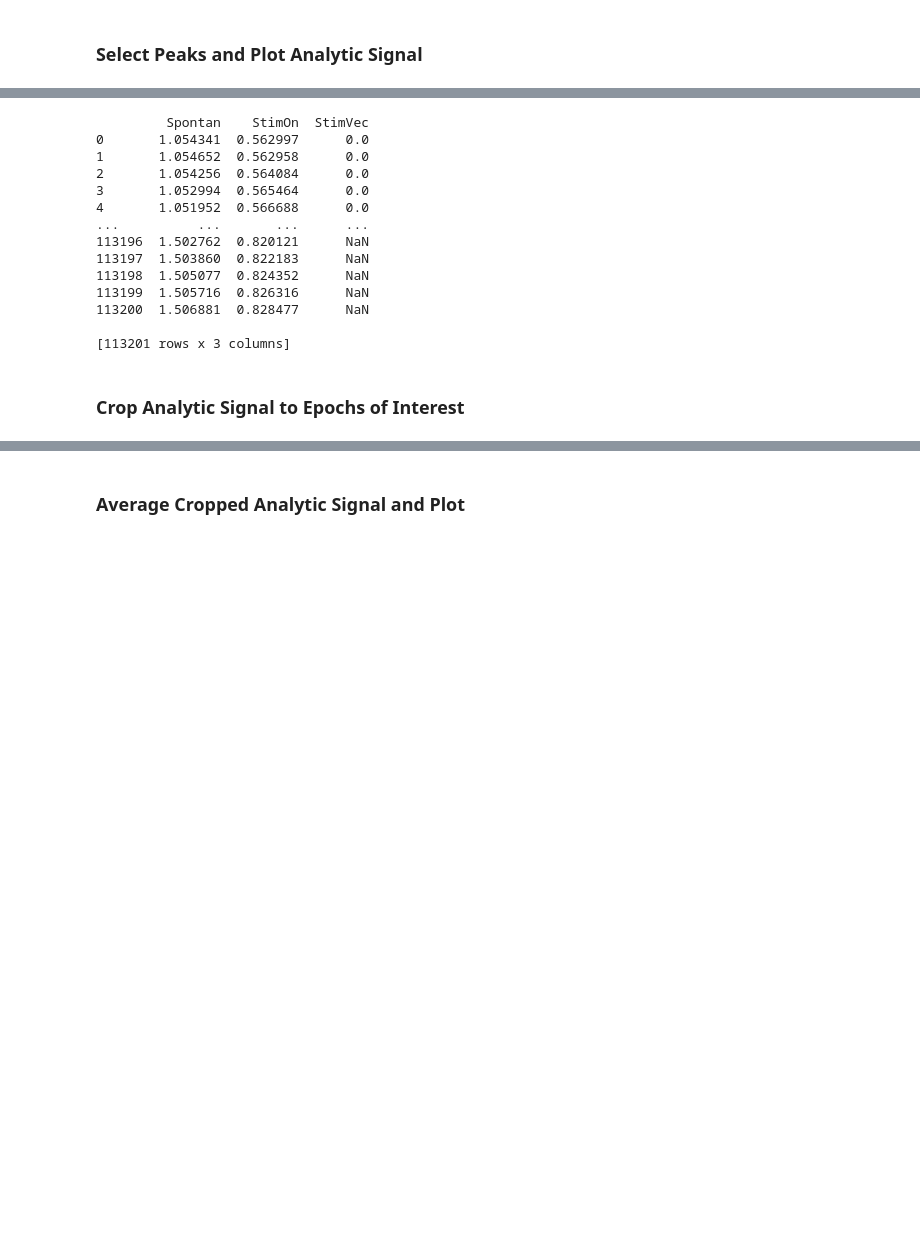
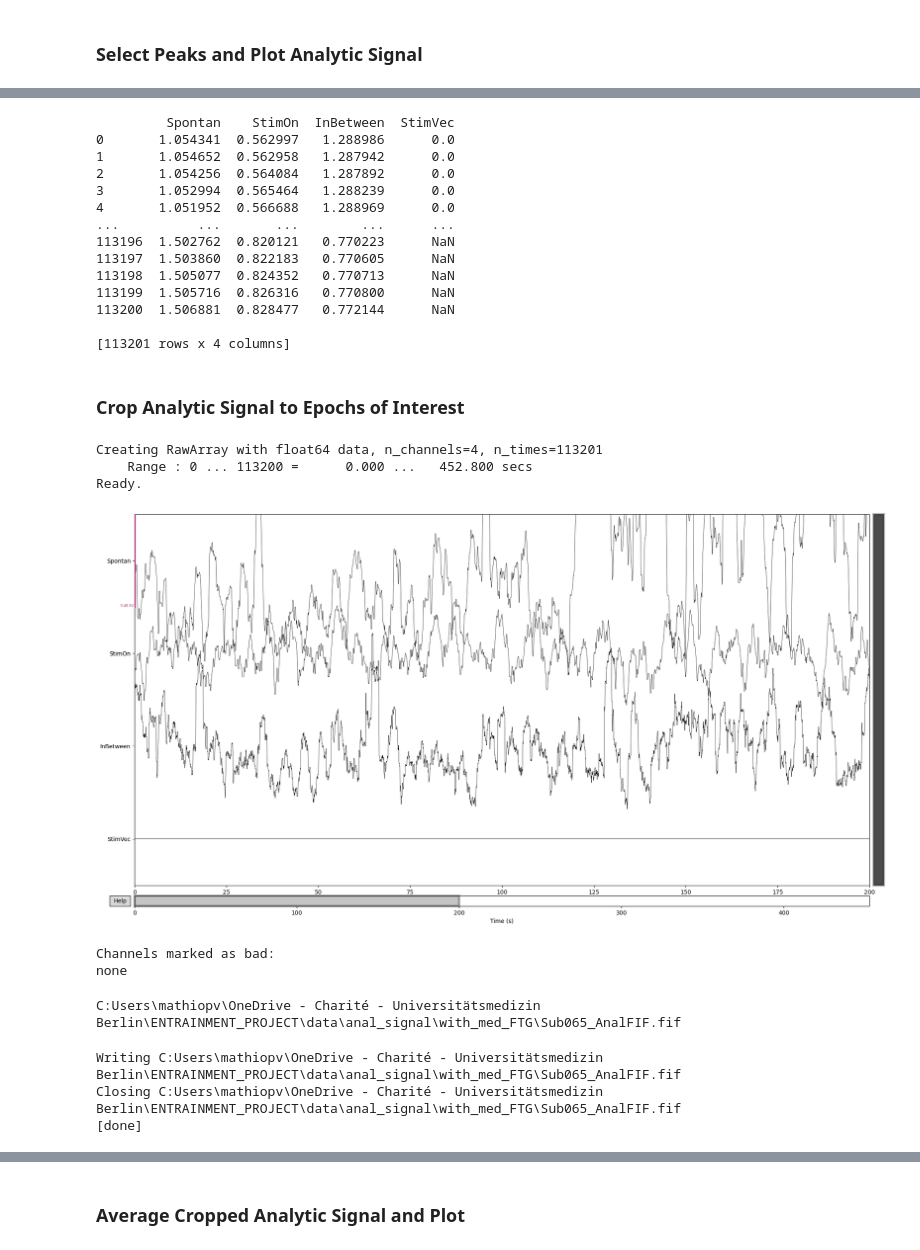
Before and after one commit to BarbaraMath/FinelyTunedGamma, a Jupyter notebook: Anal_Signal.ipynb, the cells around one changed output, grey strips where cells are left out. Drawn from its saved outputs; the diff is of its cells as text; code cells hidden in the pictures; blank space fills up the shorter version.

Commit message:
analytic signal new

```diff
--- a/Anal_Signal.ipynb
+++ b/Anal_Signal.ipynb
@@ -142,27 +144,27 @@ ax1.set_xlabel('Time [samples]')
 plt.title(str(subID))
 plt.show()
 # %%
-sm_analSignal = np.transpose(np.squeeze(np.array([[sm_signal_np[0]], [sm_signal_np[1]],[sm_stim1]])))
+sm_analSignal = np.transpose(np.squeeze(np.array([[sm_signal_np[0]], [sm_signal_np[1]],[sm_signal_np[2]],[sm_stim1]])))
 #sm_analSignal = np.transpose(np.squeeze(np.array([[sm_signal_np[0]],[sm_stim1]])))
 sm_analSignal_df = pd.DataFrame(sm_analSignal,
-    columns = ['Spontan','StimOn','StimVec'],
+    columns = ['Spontan','StimOn','InBetween','StimVec'],
     )
 print(sm_analSignal_df)
 # %% [output]
-         Spontan    StimOn  StimVec
-0       1.054341  0.562997      0.0
-1       1.054652  0.562958      0.0
-2       1.054256  0.564084      0.0
-3       1.052994  0.565464      0.0
-4       1.051952  0.566688      0.0
-...          ...       ...      ...
-113196  1.502762  0.820121      NaN
-113197  1.503860  0.822183      NaN
-113198  1.505077  0.824352      NaN
-113199  1.505716  0.826316      NaN
-113200  1.506881  0.828477      NaN
+         Spontan    StimOn  InBetween  StimVec
+0       1.054341  0.562997   1.288986      0.0
+1       1.054652  0.562958   1.287942      0.0
+2       1.054256  0.564084   1.287892      0.0
+3       1.052994  0.565464   1.288239      0.0
+4       1.051952  0.566688   1.288969      0.0
+...          ...       ...        ...      ...
+113196  1.502762  0.820121   0.770223      NaN
+113197  1.503860  0.822183   0.770605      NaN
+113198  1.505077  0.824352   0.770713      NaN
+113199  1.505716  0.826316   0.770800      NaN
+113200  1.506881  0.828477   0.772144      NaN
 
-[113201 rows x 3 columns]
+[113201 rows x 4 columns]
 # %%
 fft_fig = os.path.join(project_path, 'figures','anal_signal','with_med_FTG/')
 fft_file = os.path.join(project_path, 'data','anal_signal','with_med_FTG/')
@@ -172,3 +174,41 @@ sm_analSignal_df.to_csv(str(fft_file)+str(fft_name)+'sm_analSignalARTREJ.csv')
 # %% [markdown]
 ### Crop Analytic Signal to Epochs of Interest
+# %%
+##Convert analytic signal arrays to mne objects:
+anal_signal_df = pd.read_csv(os.path.join(
+    project_path,
+    'data',
+    'anal_signal',
+    'with_med_FTG',
+    'Sub065_sm_analSignal.csv'
+))
+
+df_filtered = anal_signal_df.iloc[:, 1:]
+dat_anal = df_filtered.values
+ch_names = list(df_filtered.columns)
+sfreq = 250
+info = mne.create_info(ch_names, sfreq)
+raw_anal = mne.io.RawArray(dat_anal.T, info)
+# %% [output]
+Creating RawArray with float64 data, n_channels=4, n_times=113201
+    Range : 0 ... 113200 =      0.000 ...   452.800 secs
+Ready.
+# %%
+%matplotlib qt
+raw_anal.plot(duration = 200)
+# %% [output]
+[figure, added]
+Channels marked as bad:
+none
+# %%
+fif_name = os.path.join(project_path, 'data','anal_signal','with_med_FTG','Sub065'+'_AnalFIF.fif')
+print(fif_name)
+# %% [output]
+C:Users\mathiopv\OneDrive - Charité - Universitätsmedizin Berlin\ENTRAINMENT_PROJECT\data\anal_signal\with_med_FTG\Sub065_AnalFIF.fif
+# %%
+raw_anal.save(fif_name)
+# %% [output]
+Writing C:Users\mathiopv\OneDrive - Charité - Universitätsmedizin Berlin\ENTRAINMENT_PROJECT\data\anal_signal\with_med_FTG\Sub065_AnalFIF.fif
+Closing C:Users\mathiopv\OneDrive - Charité - Universitätsmedizin Berlin\ENTRAINMENT_PROJECT\data\anal_signal\with_med_FTG\Sub065_AnalFIF.fif
+[done]
 # %%
```
Also changed, not shown: parts of 20 cells of this notebook, 3 other files.
